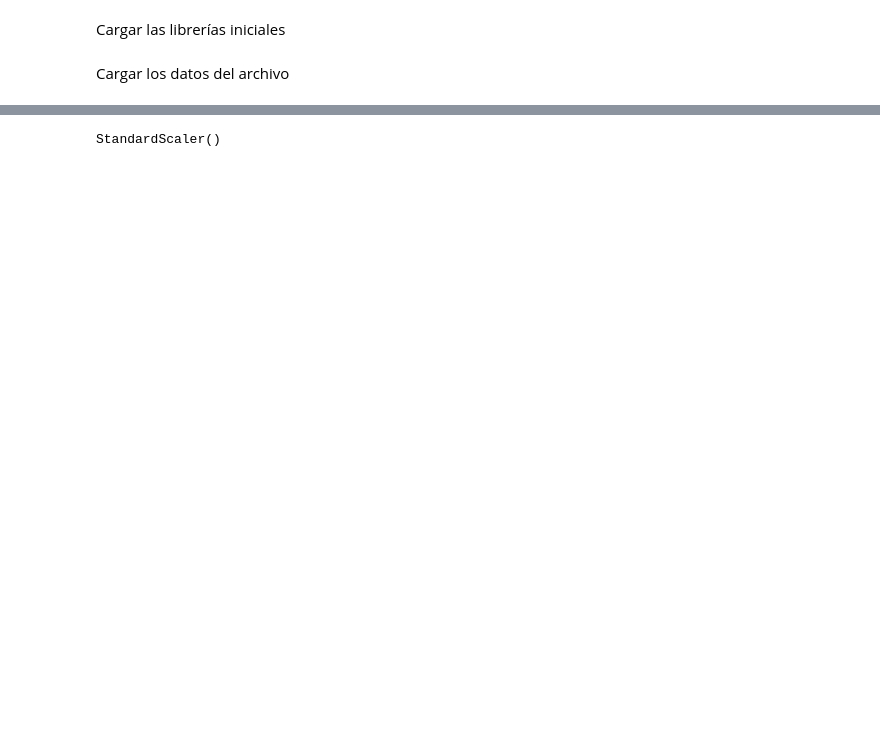
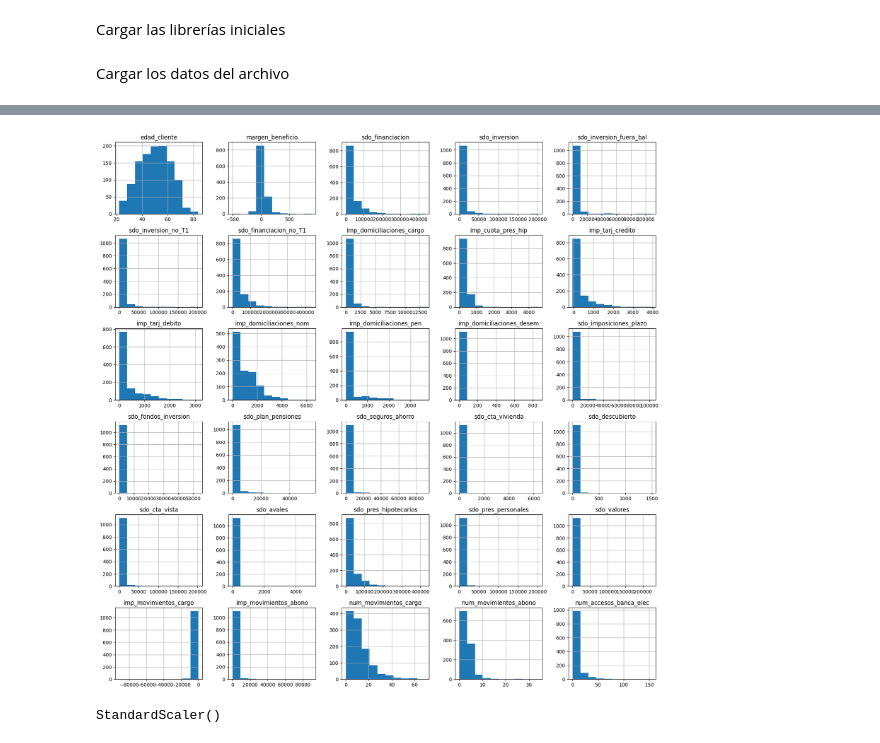
Before and after one commit to barqu3ro/python, a Jupyter notebook: Estudio/Data Science/DataMining/CasoFinal/casofinal.ipynb, the cells around one changed output, grey strips where cells are left out. Cells and saved outputs as stored; diff of their text form; code cells hidden in the pictures; blank space fills up the shorter version.

```diff
--- a/Estudio/Data Science/DataMining/CasoFinal/casofinal.ipynb
+++ b/Estudio/Data Science/DataMining/CasoFinal/casofinal.ipynb
@@ -34,2 +67,8 @@ bank_data.head()
+# %%
+bank_data.hist(figsize=(20, 20))
+plt.show()
+#bank_data.histo
+# %% [output]
+[figure, added]
 # %%
 # identificar clase objetivo y variables independientes
```
Also changed, not shown: parts of 37 cells of this notebook, 2 other files.
